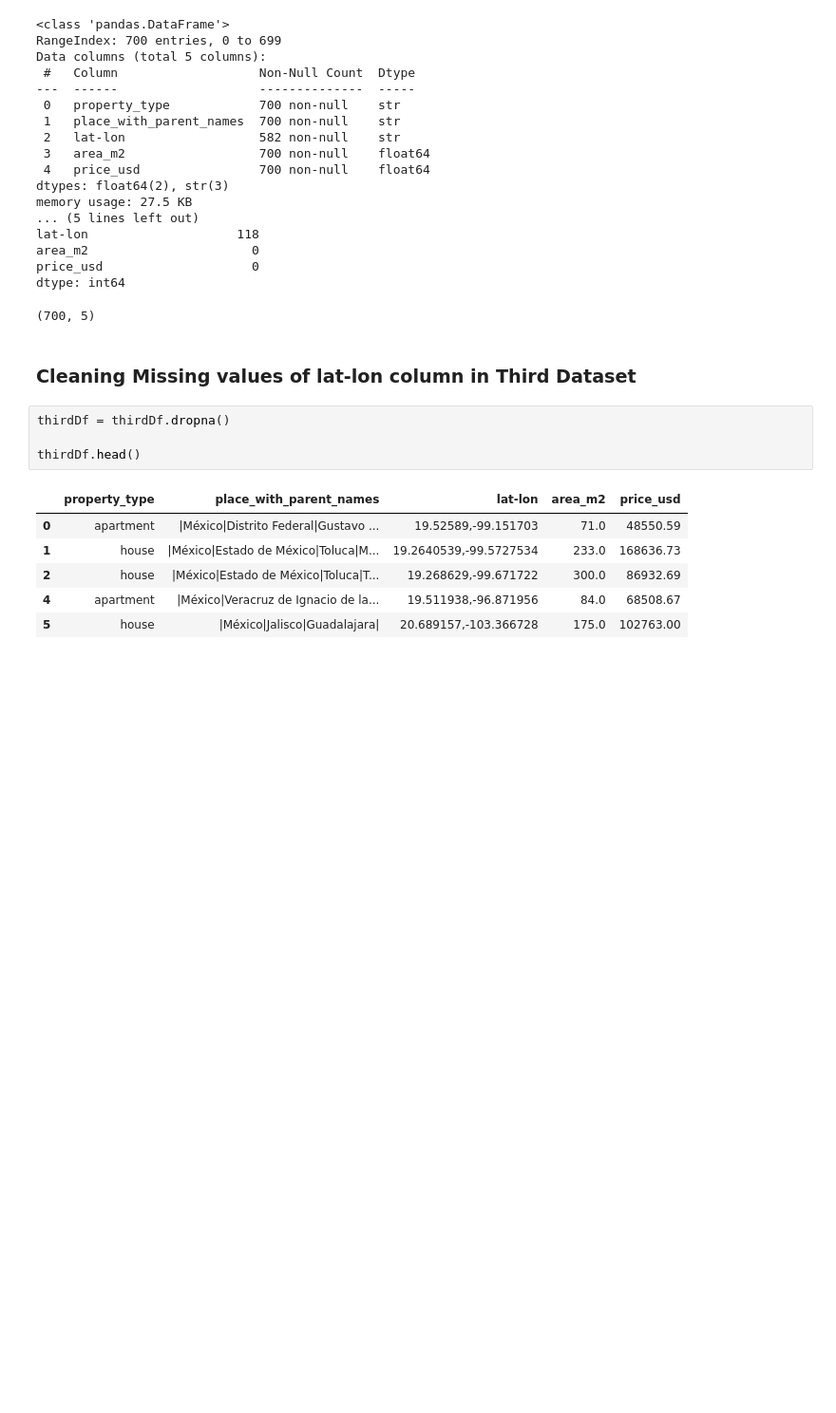
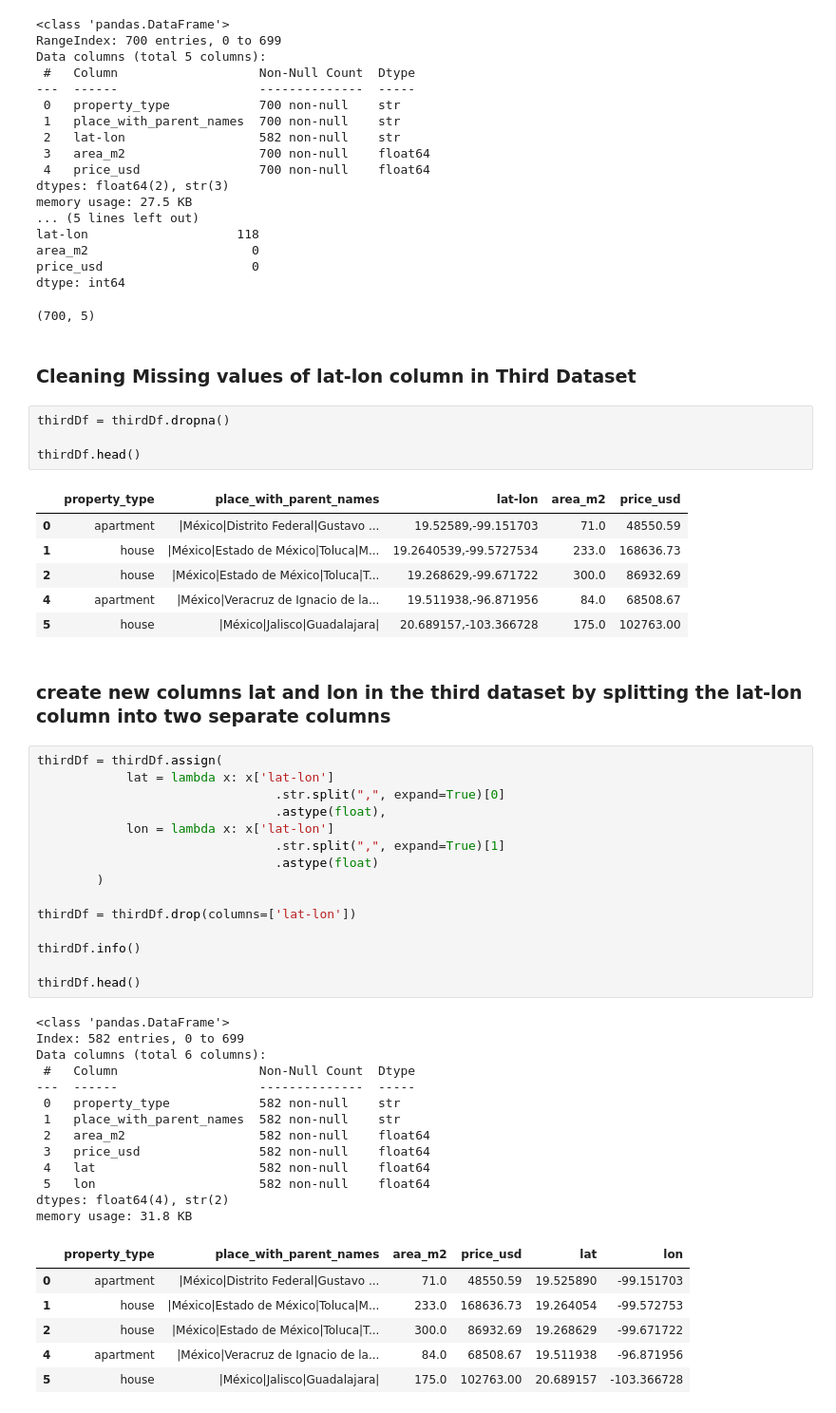
Before and after one commit to PamithTehan/Mexican-Real-Estate-Market, a Jupyter notebook: data_wrangling.ipynb, the cells around one changed output. Shown at 95% size. Drawn from its saved outputs; the diff is of its cells as text; blank space fills up the shorter version.

```diff
--- a/data_wrangling.ipynb
+++ b/data_wrangling.ipynb
@@ -286,3 +286,40 @@ thirdDf.head()
 | 2 | house | |México|Estado de México|Toluca|T... | 19.268629,-99.671722 | 300.0 | 86932.69 |
 | 4 | apartment | |México|Veracruz de Ignacio de la... | 19.511938,-96.871956 | 84.0 | 68508.67 |
 | 5 | house | |México|Jalisco|Guadalajara| | 20.689157,-103.366728 | 175.0 | 102763.00 |
+# %% [markdown]
+### create new columns lat and lon in the third dataset by splitting the lat-lon column into two separate columns
+# %%
+thirdDf = thirdDf.assign(
+            lat = lambda x: x['lat-lon']
+                                .str.split(",", expand=True)[0]
+                                .astype(float),
+            lon = lambda x: x['lat-lon']
+                                .str.split(",", expand=True)[1]
+                                .astype(float)
+        )
+
+thirdDf = thirdDf.drop(columns=['lat-lon'])
+
+thirdDf.info()
+
+thirdDf.head()
+# %% [output]
+<class 'pandas.DataFrame'>
+Index: 582 entries, 0 to 699
+Data columns (total 6 columns):
+ #   Column                   Non-Null Count  Dtype
+---  ------                   --------------  -----
+ 0   property_type            582 non-null    str
+ 1   place_with_parent_names  582 non-null    str
+ 2   area_m2                  582 non-null    float64
+ 3   price_usd                582 non-null    float64
+ 4   lat                      582 non-null    float64
+ 5   lon                      582 non-null    float64
+dtypes: float64(4), str(2)
+memory usage: 31.8 KB
+|  | property_type | place_with_parent_names | area_m2 | price_usd | lat | lon |
+| 0 | apartment | |México|Distrito Federal|Gustavo ... | 71.0 | 48550.59 | 19.525890 | -99.151703 |
+| 1 | house | |México|Estado de México|Toluca|M... | 233.0 | 168636.73 | 19.264054 | -99.572753 |
+| 2 | house | |México|Estado de México|Toluca|T... | 300.0 | 86932.69 | 19.268629 | -99.671722 |
+| 4 | apartment | |México|Veracruz de Ignacio de la... | 84.0 | 68508.67 | 19.511938 | -96.871956 |
+| 5 | house | |México|Jalisco|Guadalajara| | 175.0 | 102763.00 | 20.689157 | -103.366728 |
```
Also changed, not shown: parts of 5 cells of this notebook.
